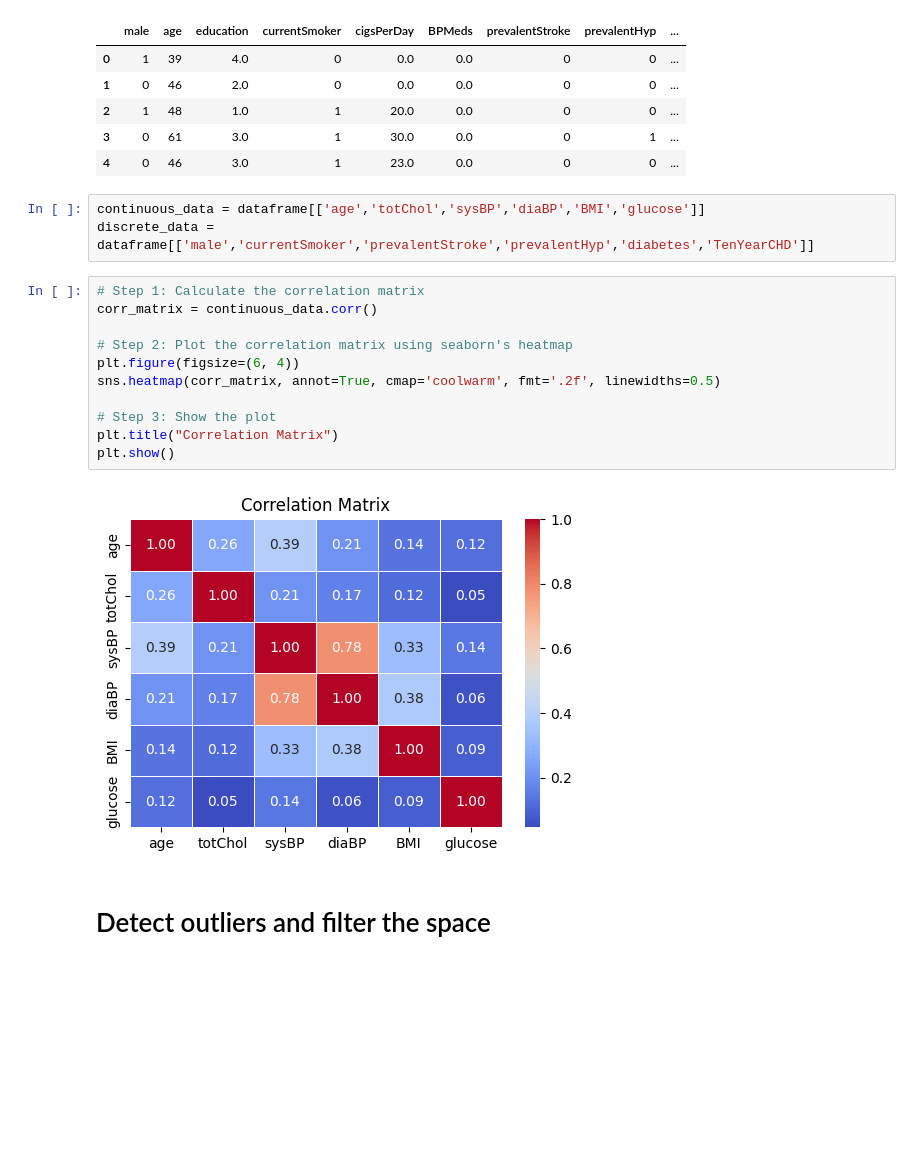
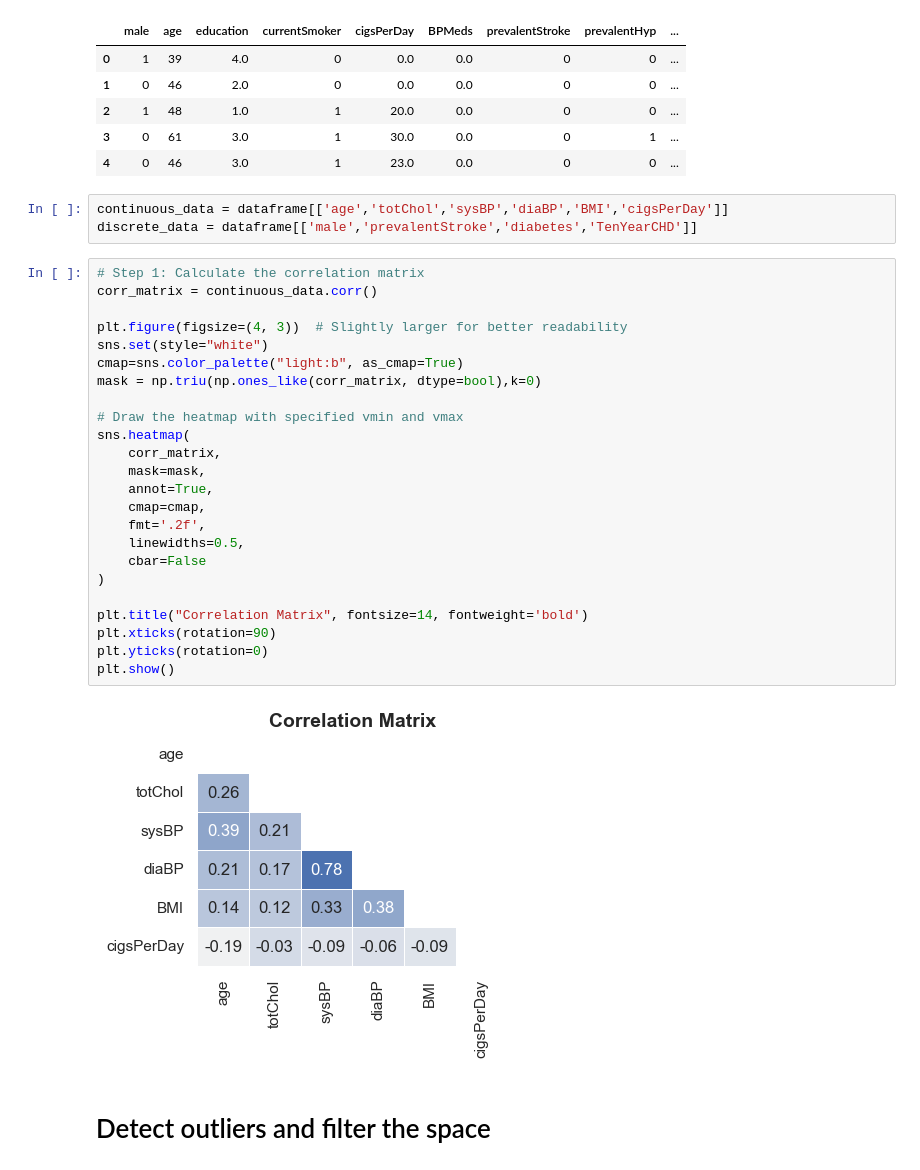
Before and after one commit to TarMatt/Coronary_disease, a Jupyter notebook: uni_project.ipynb, the cells around one changed output. Drawn from its saved outputs; the diff is of its cells as text; blank space fills up the shorter version.

```diff
--- a/uni_project.ipynb
+++ b/uni_project.ipynb
@@ -19,20 +19,33 @@ dataframe.head()
 | 3 | 0 | 61 | 3.0 | 1 | 30.0 | 0.0 | 0 | 1 | ... |
 | 4 | 0 | 46 | 3.0 | 1 | 23.0 | 0.0 | 0 | 0 | ... |
 # %%
-continuous_data = dataframe[['age','totChol','sysBP','diaBP','BMI','glucose']]
-discrete_data = dataframe[['male','currentSmoker','prevalentStroke','prevalentHyp','diabetes','TenYearCHD']]
+continuous_data = dataframe[['age','totChol','sysBP','diaBP','BMI','cigsPerDay']]
+discrete_data = dataframe[['male','prevalentStroke','diabetes','TenYearCHD']]
 # %%
 # Step 1: Calculate the correlation matrix
 corr_matrix = continuous_data.corr()
 
-# Step 2: Plot the correlation matrix using seaborn's heatmap
-plt.figure(figsize=(6, 4))
-sns.heatmap(corr_matrix, annot=True, cmap='coolwarm', fmt='.2f', linewidths=0.5)
+plt.figure(figsize=(4, 3))  # Slightly larger for better readability
+sns.set(style="white")
+cmap=sns.color_palette("light:b", as_cmap=True)
+mask = np.triu(np.ones_like(corr_matrix, dtype=bool),k=0)
 
-# Step 3: Show the plot
-plt.title("Correlation Matrix")
+# Draw the heatmap with specified vmin and vmax
+sns.heatmap(
+    corr_matrix,
+    mask=mask,
+    annot=True,
+    cmap=cmap,
+    fmt='.2f',
+    linewidths=0.5,
+    cbar=False
+)
+
+plt.title("Correlation Matrix", fontsize=14, fontweight='bold')
+plt.xticks(rotation=90)
+plt.yticks(rotation=0)
 plt.show()
 # %% [output]
-[figure, old version]
+[figure, new version]
 # %% [markdown]
 # Detect outliers and filter the space
```
Also changed, not shown: parts of 13 cells of this notebook.
